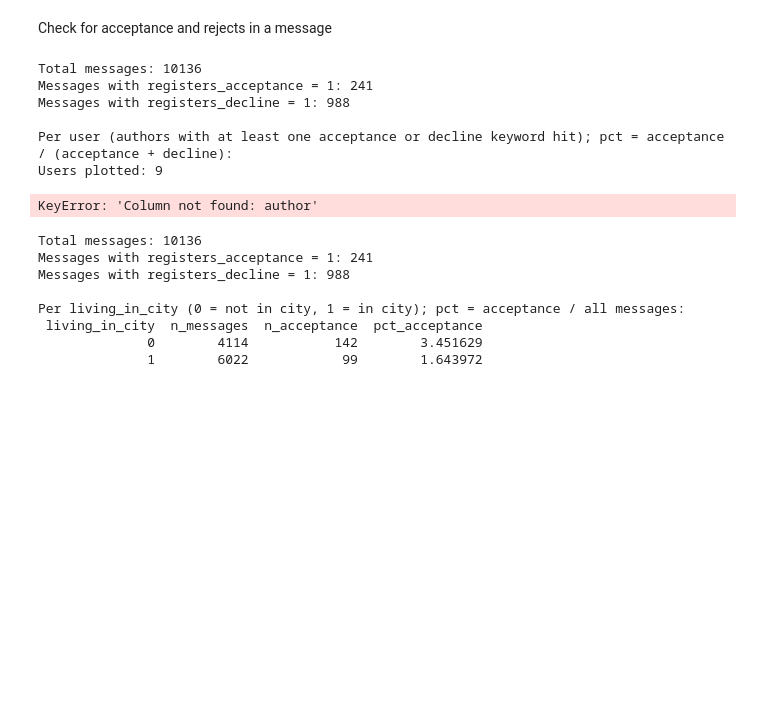
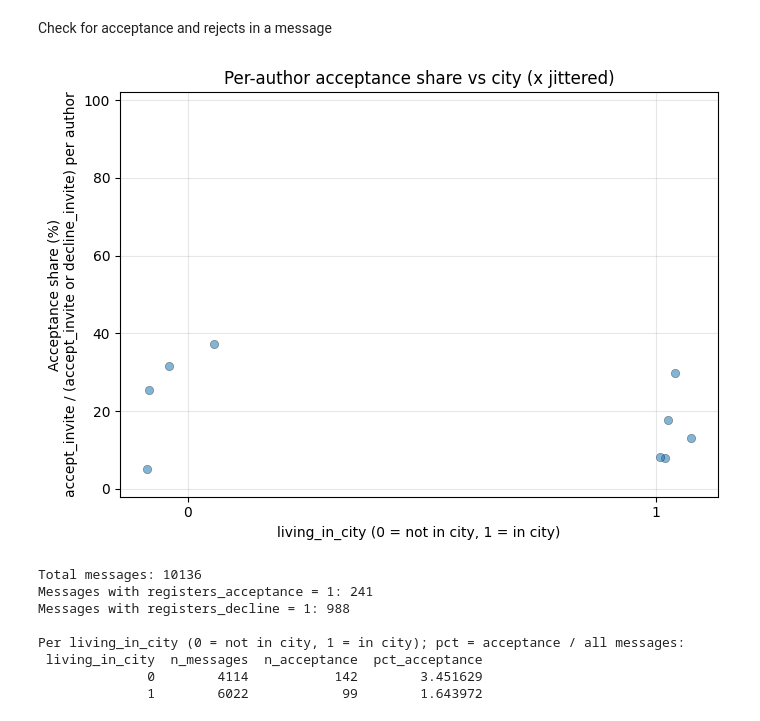
Before and after one commit to bashoogeventerink-max/DAV, a Jupyter notebook: notebooks/04-correlation-test.ipynb, the cells around one changed output. Cells and saved outputs as stored; diff of their text form; code cells hidden in the pictures; blank space fills up the shorter version.

Commit message:
update relation graph

```diff
--- a/notebooks/04-correlation-test.ipynb
+++ b/notebooks/04-correlation-test.ipynb
@@ -1033,78 +1033,67 @@ import matplotlib.pyplot as plt
 import numpy as np
 import pandas as pd
 
-# Assume your data is in a DataFrame called 'df'
-# with a column named 'text'
-
-n_total = len(df)
-n_acceptance = (df["registers_acceptance"] == 1).sum()
-n_decline = (df["registers_decline"] == 1).sum()
-print(f"Total messages: {n_total}")
-print(f"Messages with registers_acceptance = 1: {n_acceptance}")
-print(f"Messages with registers_decline = 1: {n_decline}")
-
-# Per user: pct = sum(acceptance) / (sum(acceptance) + sum(decline)); omit users with no accept/decline hits
-per_user = (
-    df.dropna(subset=["living_in_city"])
+per_author = (
+    df.assign(
+        _accept=df["accept_invite"].eq(1),
+        _accept_or_decline=df["accept_invite"].eq(1) | df["decline_invite"].eq(1),
+    )
     .groupby("author", sort=False)
     .agg(
         living_in_city=("living_in_city", "first"),
-        n_accept=("registers_acceptance", "sum"),
-        n_decline=("registers_decline", "sum"),
+        n_messages=("author", "size"),
+        n_msgs_accept_invite_1=("_accept", "sum"),
+        n_msgs_accept_or_decline_invite_1=("_accept_or_decline", "sum"),
     )
 )
-per_user["n_rsvp"] = per_user["n_accept"] + per_user["n_decline"]
-per_user = per_user.loc[per_user["n_rsvp"] > 0].copy()
-per_user["pct_acceptance"] = 100.0 * per_user["n_accept"] / per_user["n_rsvp"]
 
-print()
-print(
-    "Per user (authors with at least one acceptance or decline keyword hit); "
-    "pct = acceptance / (acceptance + decline):"
+per_author = per_author.astype(
+    {
+        "living_in_city": int,
+        "n_messages": int,
+        "n_msgs_accept_invite_1": int,
+        "n_msgs_accept_or_decline_invite_1": int,
+    }
 )
-print(f"Users plotted: {len(per_user)}")
-print(
-    per_user.groupby("living_in_city")["author"]
-    .count()
-    .rename("n_users")
-    .reset_index()
-    .to_string(index=False)
+
+plot_df = per_author.loc[
+    per_author["n_msgs_accept_or_decline_invite_1"] > 0
+].copy()
+plot_df["pct_acceptance"] = (
+    100.0
+    * plot_df["n_msgs_accept_invite_1"]
+    / plot_df["n_msgs_accept_or_decline_invite_1"]
 )
 
 rng = np.random.default_rng(0)
 jitter = 0.09
-x_jittered = per_user["living_in_city"].astype(float).to_numpy() + rng.uniform(
-    -jitter, jitter, size=len(per_user)
+x_jittered = plot_df["living_in_city"].astype(float).to_numpy() + rng.uniform(
+    -jitter, jitter, size=len(plot_df)
 )
 
 fig, ax = plt.subplots(figsize=(7, 5))
 ax.scatter(
     x_jittered,
-    per_user["pct_acceptance"],
+    plot_df["pct_acceptance"],
     s=36,
     alpha=0.55,
     edgecolors="black",
     linewidths=0.35,
     zorder=3,
 )
 ax.set_xticks([0, 1])
 ax.set_xlabel("living_in_city (0 = not in city, 1 = in city)")
 ax.set_ylabel(
-    "Acceptance share (%)\nacceptance / (acceptance + decline) per user"
+    "Acceptance share (%)\n"
+    "accept_invite / (accept_invite or decline_invite) per author"
 )
-ax.set_title("Per-user acceptance share vs city residence (x jittered)")
+ax.set_title("Per-author acceptance share vs city (x jittered)")
 ax.set_ylim(-2, 102)
 ax.grid(True, alpha=0.3)
 plt.tight_layout()
 plt.show()
 # %% [output]
-Total messages: 10136
-Messages with registers_acceptance = 1: 241
-Messages with registers_decline = 1: 988
-
-Per user (authors with at least one acceptance or decline keyword hit); pct = acceptance / (acceptance + decline):
-Users plotted: 9
-KeyError: 'Column not found: author'
+[figure, added]
 # %%
 import matplotlib.pyplot as plt
 import numpy as np
```
Also changed, not shown: parts of 1 cell of this notebook.
